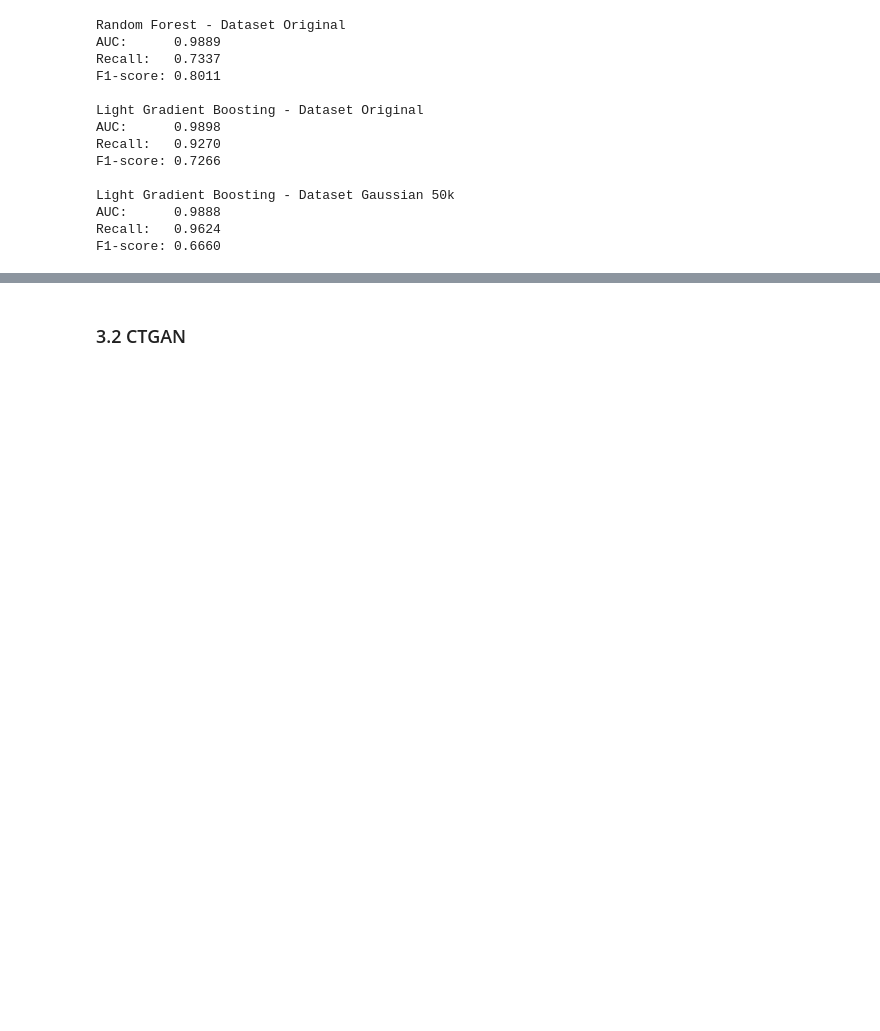
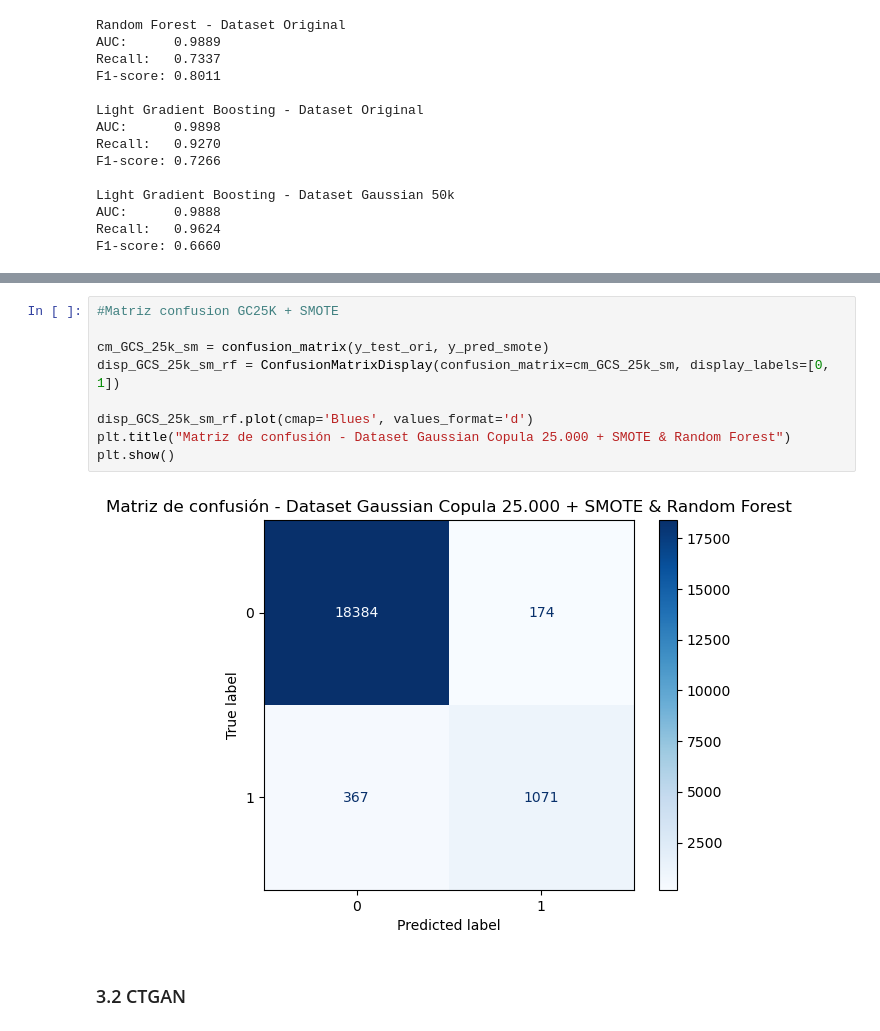
Before and after one commit to UOCACM/deteccion_fraude, a Jupyter notebook: TFM acaballeroman.ipynb, the cells around one changed output, grey strips where cells are left out. Cells and saved outputs as stored; diff of their text form; blank space fills up the shorter version.

```diff
--- a/TFM acaballeroman.ipynb
+++ b/TFM acaballeroman.ipynb
@@ -640,3 +670,14 @@ F1-score: 0.6660
+# %%
+#Matriz confusion GC25K + SMOTE
+
+cm_GCS_25k_sm = confusion_matrix(y_test_ori, y_pred_smote)
+disp_GCS_25k_sm_rf = ConfusionMatrixDisplay(confusion_matrix=cm_GCS_25k_sm, display_labels=[0, 1])
+
+disp_GCS_25k_sm_rf.plot(cmap='Blues', values_format='d')
+plt.title("Matriz de confusión - Dataset Gaussian Copula 25.000 + SMOTE & Random Forest")
+plt.show()
+# %% [output]
+[figure, added]
 # %% [markdown]
 ### 3.2 CTGAN
 # %% [markdown]
```
Also changed, not shown: parts of 21 cells of this notebook.
